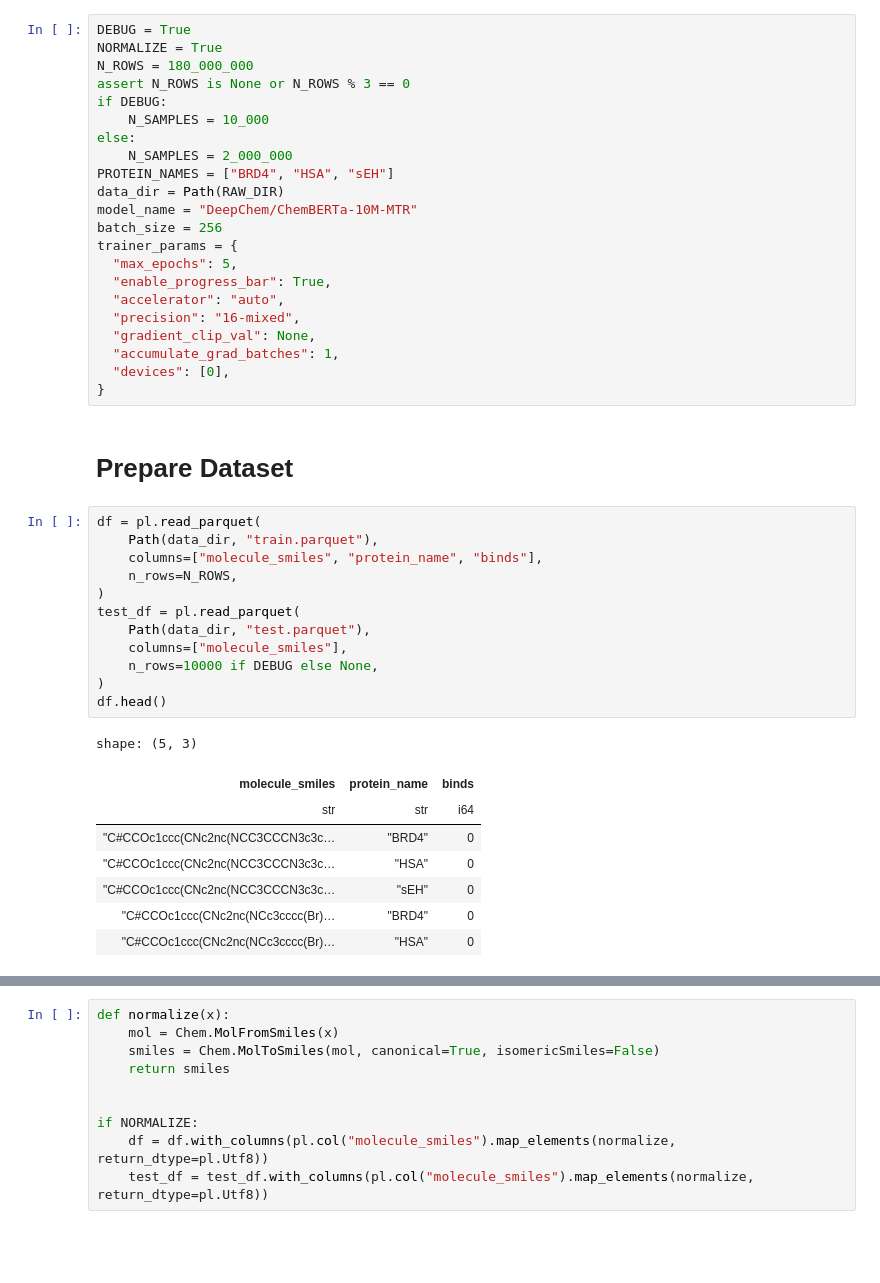
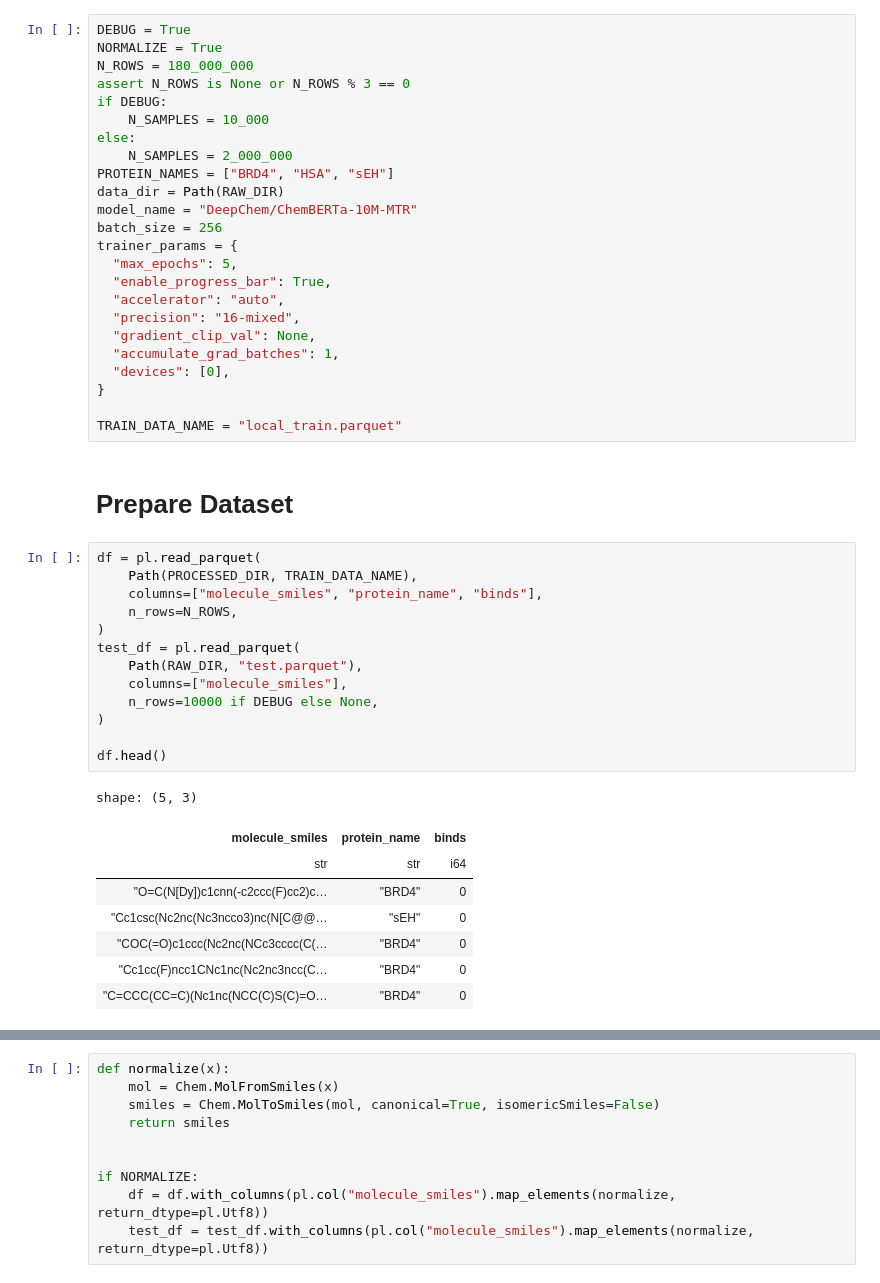
Before and after one commit to humansys-lab/leash, a Jupyter notebook: scripts/leash-bio-chemberta-baseline.ipynb, the cells around one changed output, grey strips where cells are left out. Saved outputs shown, nothing was run; the diff lists cells and outputs as text; blank space fills up the shorter version.

Commit message:
made local raw test set

```diff
--- a/scripts/leash-bio-chemberta-baseline.ipynb
+++ b/scripts/leash-bio-chemberta-baseline.ipynb
@@ -107,29 +107,32 @@ trainer_params = {
   "accumulate_grad_batches": 1,
   "devices": [0],
 }
+
+TRAIN_DATA_NAME = "local_train.parquet"
 # %% [markdown]
 # Prepare Dataset
 # %%
 df = pl.read_parquet(
-    Path(data_dir, "train.parquet"),
+    Path(PROCESSED_DIR, TRAIN_DATA_NAME),
     columns=["molecule_smiles", "protein_name", "binds"],
     n_rows=N_ROWS,
 )
 test_df = pl.read_parquet(
-    Path(data_dir, "test.parquet"),
+    Path(RAW_DIR, "test.parquet"),
     columns=["molecule_smiles"],
     n_rows=10000 if DEBUG else None,
 )
+
 df.head()
 # %% [output]
 shape: (5, 3)
 | molecule_smiles | protein_name | binds |
 | str | str | i64 |
-| "C#CCOc1ccc(CNc2nc(NCC3CCCN3c3c… | "BRD4" | 0 |
-| "C#CCOc1ccc(CNc2nc(NCC3CCCN3c3c… | "HSA" | 0 |
-| "C#CCOc1ccc(CNc2nc(NCC3CCCN3c3c… | "sEH" | 0 |
-| "C#CCOc1ccc(CNc2nc(NCc3cccc(Br)… | "BRD4" | 0 |
-| "C#CCOc1ccc(CNc2nc(NCc3cccc(Br)… | "HSA" | 0 |
+| "O=C(N[Dy])c1cnn(-c2ccc(F)cc2)c… | "BRD4" | 0 |
+| "Cc1csc(Nc2nc(Nc3ncco3)nc(N[C@@… | "sEH" | 0 |
+| "COC(=O)c1ccc(Nc2nc(NCc3cccc(C(… | "BRD4" | 0 |
+| "Cc1cc(F)ncc1CNc1nc(Nc2nc3ncc(C… | "BRD4" | 0 |
+| "C=CCC(CC=C)(Nc1nc(NCC(C)S(C)=O… | "BRD4" | 0 |
 # %%
 dfs = []
 for i, protein_name in enumerate(PROTEIN_NAMES):
```
Also changed, not shown: parts of 10 cells of this notebook, 1 other file.
